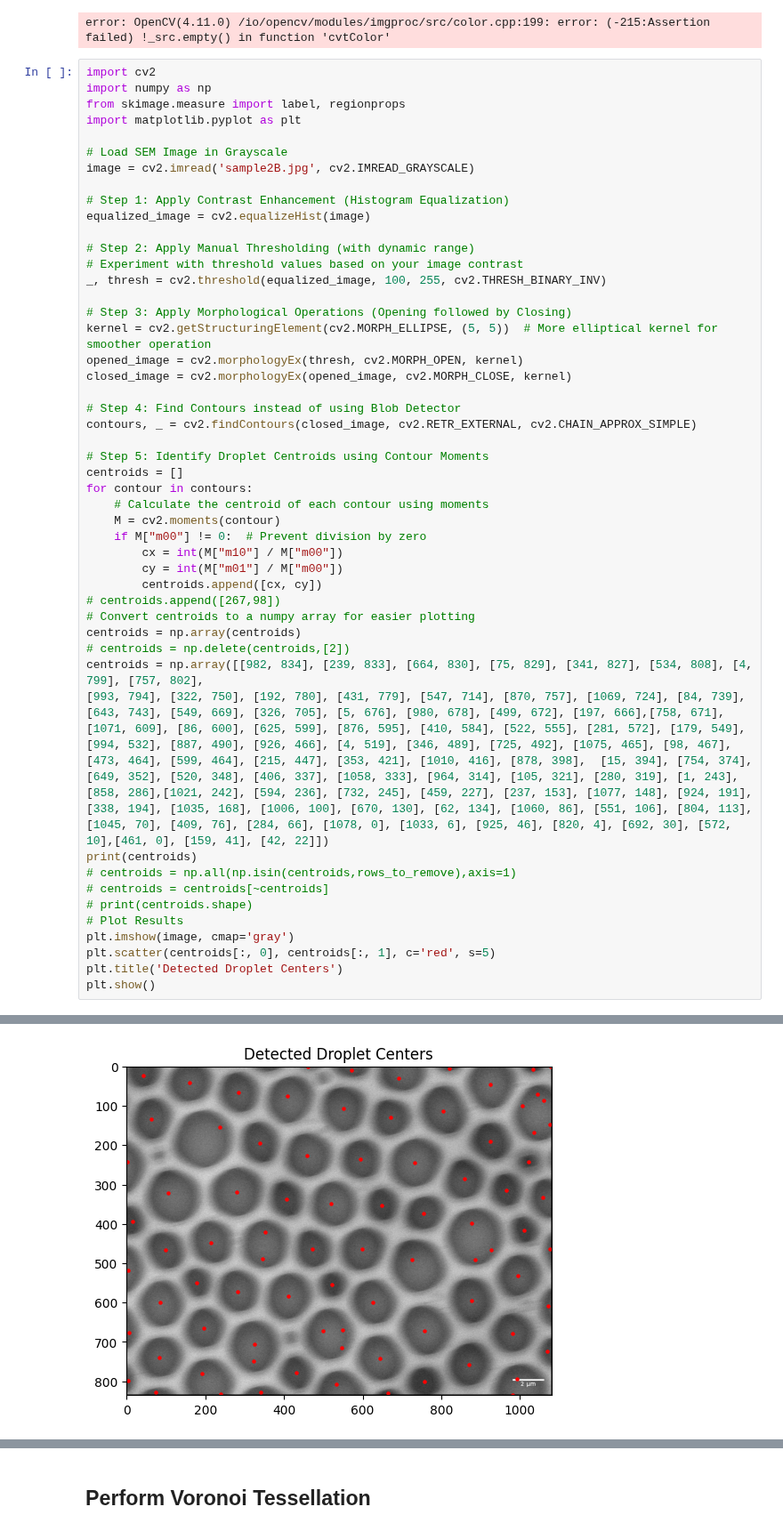
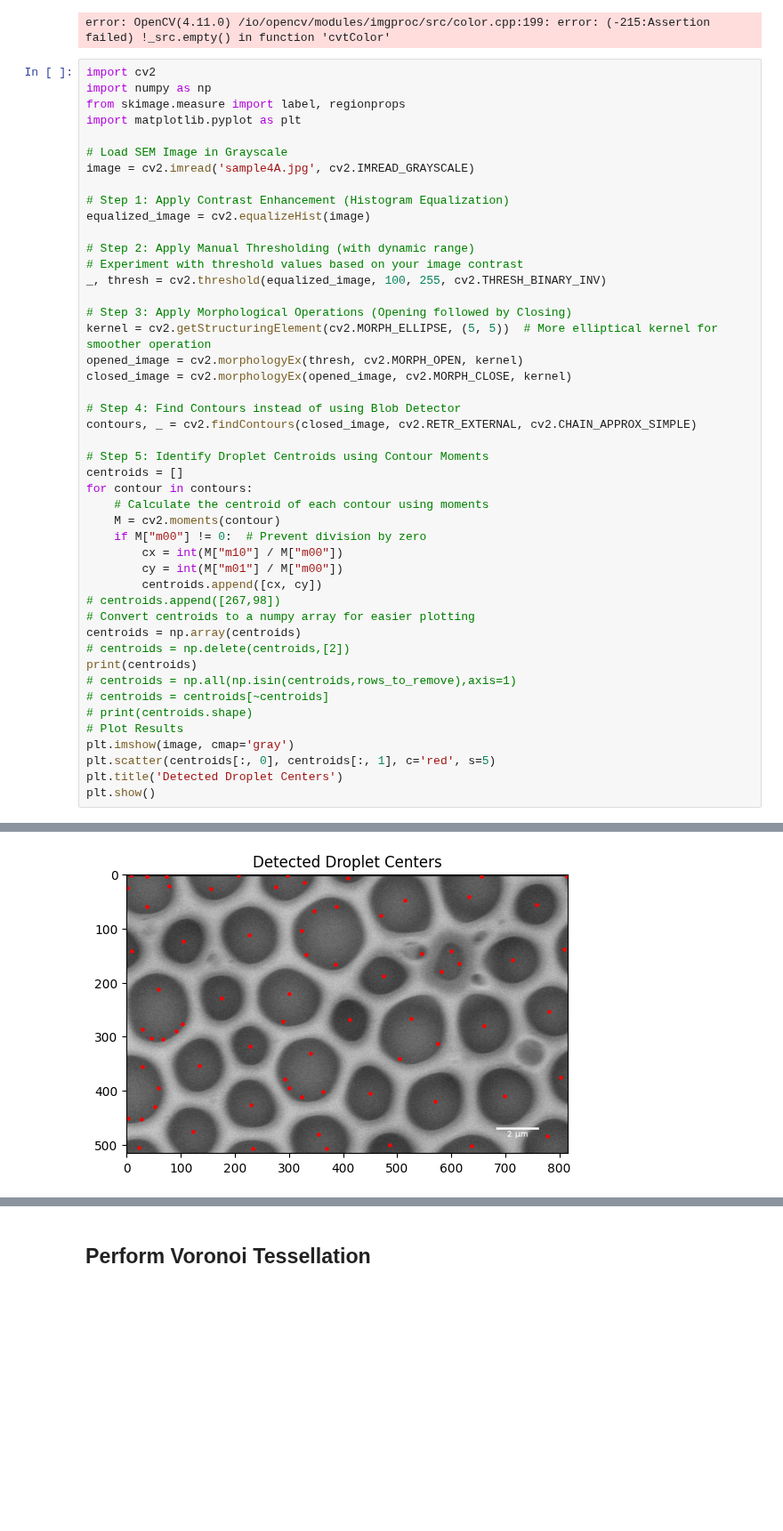
Before and after one commit to lemontang3/Python_Physics, a Jupyter notebook: Voronoi_Analysis.ipynb, the cells around one changed output, grey strips where cells are left out. Shown at 89% size. Drawn from its saved outputs; the diff is of its cells as text; blank space fills up the shorter version.

```diff
--- a/Voronoi_Analysis.ipynb
+++ b/Voronoi_Analysis.ipynb
@@ -106,7 +106,7 @@ from skimage.measure import label, regionprops
 import matplotlib.pyplot as plt
 
 # Load SEM Image in Grayscale
-image = cv2.imread('sample2B.jpg', cv2.IMREAD_GRAYSCALE)
+image = cv2.imread('sample4A.jpg', cv2.IMREAD_GRAYSCALE)
 
 # Step 1: Apply Contrast Enhancement (Histogram Equalization)
 equalized_image = cv2.equalizeHist(image)
@@ -136,9 +136,6 @@ for contour in contours:
 # Convert centroids to a numpy array for easier plotting
 centroids = np.array(centroids)
 # centroids = np.delete(centroids,[2])
-centroids = np.array([[982, 834], [239, 833], [664, 830], [75, 829], [341, 827], [534, 808], [4, 799], [757, 802],
-[993, 794], [322, 750], [192, 780], [431, 779], [547, 714], [870, 757], [1069, 724], [84, 739],
-[643, 743], [549, 669], [326, 705], [5, 676], [980, 678], [499, 672], [197, 666],[758, 671], [1071, 609], [86, 600], [625, 599], [876, 595], [410, 584], [522, 555], [281, 572], [179, 549], [994, 532], [887, 490], [926, 466], [4, 519], [346, 489], [725, 492], [1075, 465], [98, 467], [473, 464], [599, 464], [215, 447], [353, 421], [1010, 416], [878, 398],  [15, 394], [754, 374],  [649, 352], [520, 348], [406, 337], [1058, 333], [964, 314], [105, 321], [280, 319], [1, 243], [858, 286],[1021, 242], [594, 236], [732, 245], [459, 227], [237, 153], [1077, 148], [924, 191],[338, 194], [1035, 168], [1006, 100], [670, 130], [62, 134], [1060, 86], [551, 106], [804, 113],[1045, 70], [409, 76], [284, 66], [1078, 0], [1033, 6], [925, 46], [820, 4], [692, 30], [572, 10],[461, 0], [159, 41], [42, 22]])
 print(centroids)
 # centroids = np.all(np.isin(centroids,rows_to_remove),axis=1)
 # centroids = centroids[~centroids]
@@ -169,4 +166,4 @@ plt.show()
-[figure, old version]
+[figure, new version]
 # %%
 import cv2
 import numpy as np
```
Also changed, not shown: parts of 6 cells of this notebook, 2 other files.
